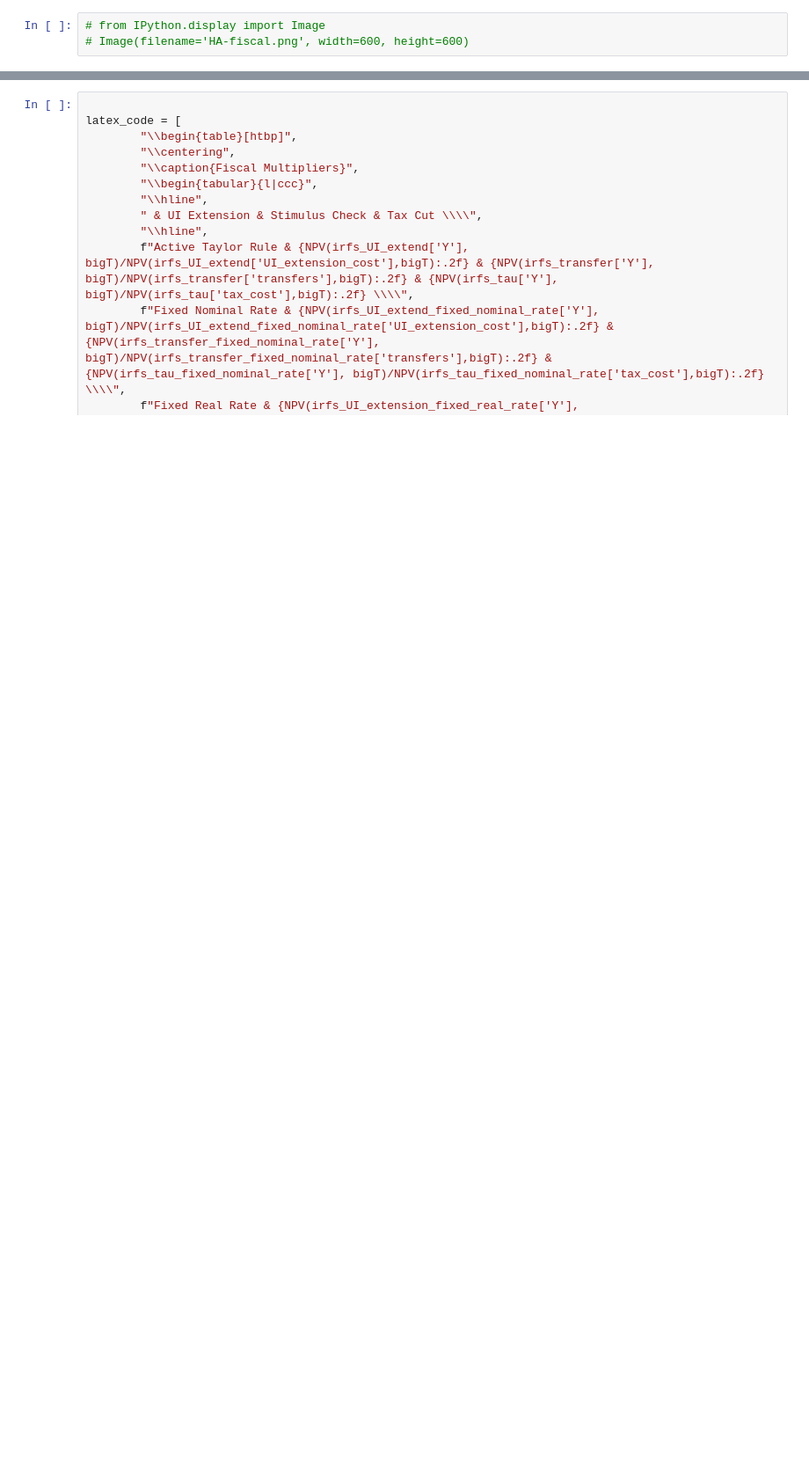
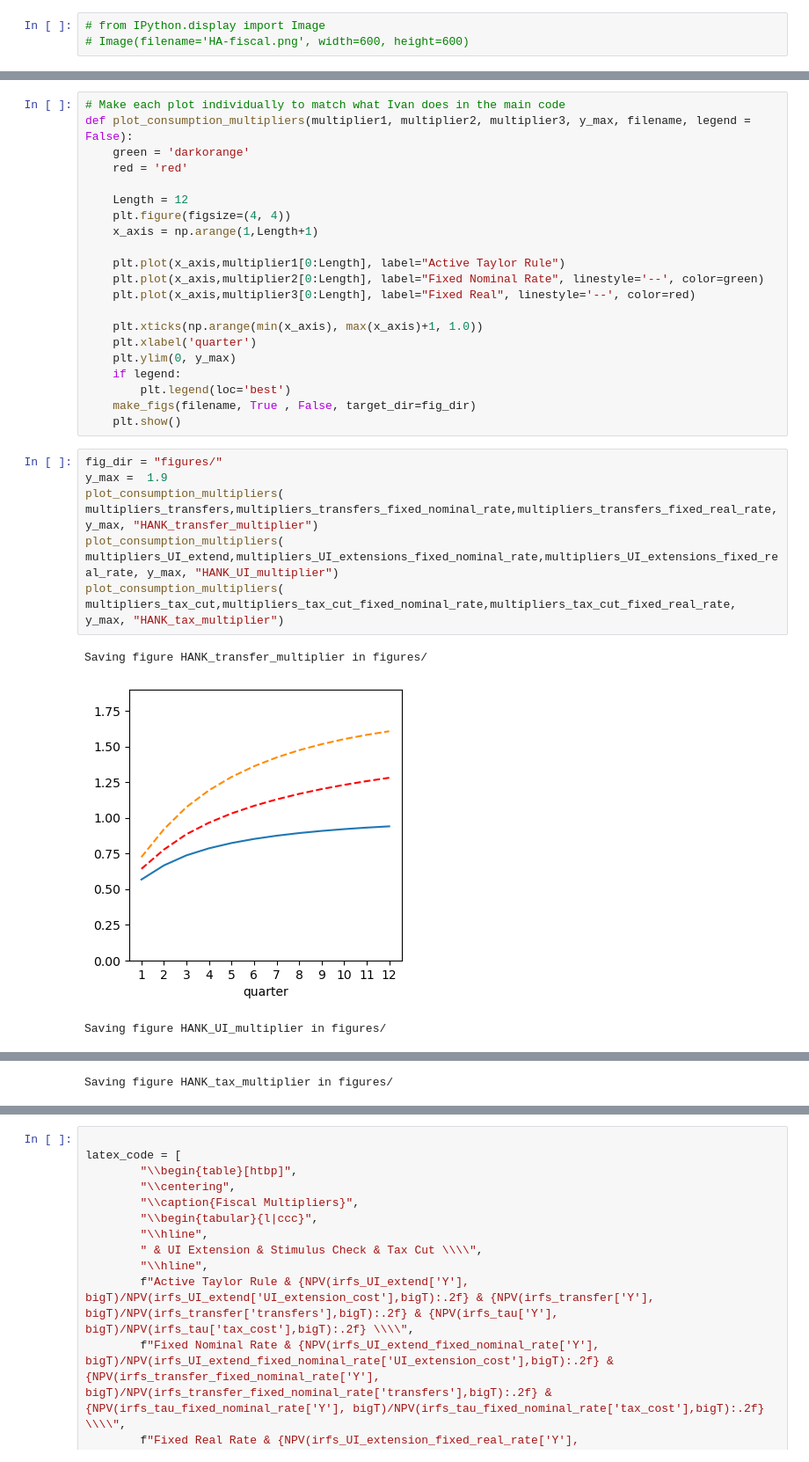
Before and after one commit to llorracc/HAFiscal-Latest, a Jupyter notebook: Code/HA-Models/FromPandemicCode/HA-Fiscal-HANK-SAM-clean.ipynb, the cells around one changed output, grey strips where cells are left out. Shown at 88% size. Cells and saved outputs as stored; diff of their text form; blank space fills up the shorter version.

```diff
--- a/Code/HA-Models/FromPandemicCode/HA-Fiscal-HANK-SAM-clean.ipynb
+++ b/Code/HA-Models/FromPandemicCode/HA-Fiscal-HANK-SAM-clean.ipynb
@@ -1446,0 +1507,31 @@ plt.savefig("figures/HANK_IRFs_w_splurge.pdf")
+# %%
+# Make each plot individually to match what Ivan does in the main code
+def plot_consumption_multipliers(multiplier1, multiplier2, multiplier3, y_max, filename, legend = False):
+    green = 'darkorange'
+    red = 'red'
+
+    Length = 12
+    plt.figure(figsize=(4, 4))
+    x_axis = np.arange(1,Length+1)
+
+    plt.plot(x_axis,multiplier1[0:Length], label="Active Taylor Rule")
+    plt.plot(x_axis,multiplier2[0:Length], label="Fixed Nominal Rate", linestyle='--', color=green)
+    plt.plot(x_axis,multiplier3[0:Length], label="Fixed Real", linestyle='--', color=red)
+
+    plt.xticks(np.arange(min(x_axis), max(x_axis)+1, 1.0))
+    plt.xlabel('quarter')
+    plt.ylim(0, y_max)
+    if legend:
+        plt.legend(loc='best')
+    make_figs(filename, True , False, target_dir=fig_dir)
+    plt.show()
+# %%
+fig_dir = "figures/"
+y_max =  1.9
+plot_consumption_multipliers( multipliers_transfers,multipliers_transfers_fixed_nominal_rate,multipliers_transfers_fixed_real_rate, y_max, "HANK_transfer_multiplier")
+plot_consumption_multipliers( multipliers_UI_extend,multipliers_UI_extensions_fixed_nominal_rate,multipliers_UI_extensions_fixed_real_rate, y_max, "HANK_UI_multiplier")
+plot_consumption_multipliers( multipliers_tax_cut,multipliers_tax_cut_fixed_nominal_rate,multipliers_tax_cut_fixed_real_rate, y_max, "HANK_tax_multiplier")
+# %% [output]
+Saving figure HANK_transfer_multiplier in figures/
+[figure, added]
+Saving figure HANK_UI_multiplier in figures/
@@ -1446,0 +1539 @@ plt.savefig("figures/HANK_IRFs_w_splurge.pdf")
+Saving figure HANK_tax_multiplier in figures/
```
Also changed, not shown: parts of 12 cells of this notebook, 28 other files.
